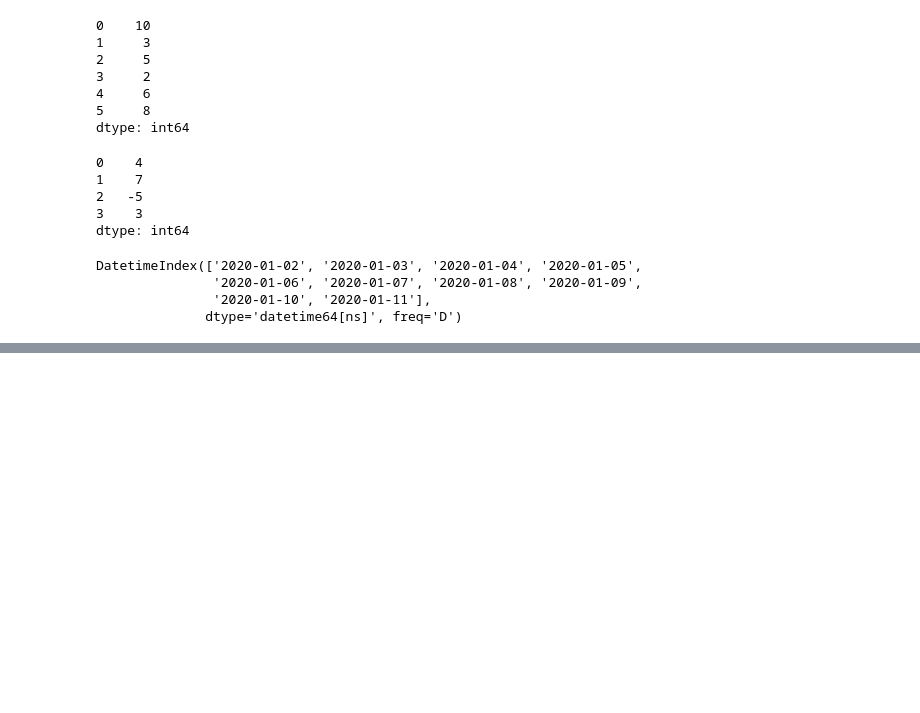
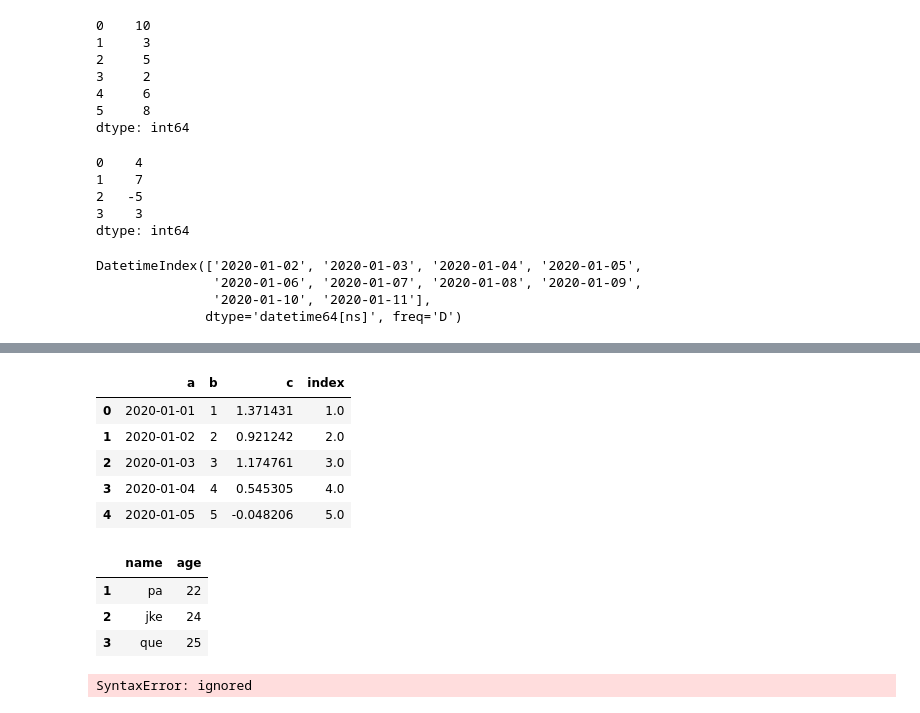
Before and after one commit to rlfwo93/machine-learning, a Jupyter notebook: pratice_pandas.ipynb, the cells around one changed output, grey strips where cells are left out. Saved outputs shown, nothing was run; the diff lists cells and outputs as text; code cells hidden in the pictures; blank space fills up the shorter version.

```diff
--- a/pratice_pandas.ipynb
+++ b/pratice_pandas.ipynb
@@ -47,0 +65,34 @@ ValueError: ignored
+# %%
+df3 = pd.DataFrame({
+    "a" : pd.date_range("20200101", periods = 5),
+    "b" : pd.Series([1,2,3,4,5]),
+    "c" : np.random.randn(5),
+   "index" : (1.0,2.0,3.0,4.0,5.0)
+})
+df3
+# %% [output]
+|  | a | b | c | index |
+| 0 | 2020-01-01 | 1 | 1.371431 | 1.0 |
+| 1 | 2020-01-02 | 2 | 0.921242 | 2.0 |
+| 2 | 2020-01-03 | 3 | 1.174761 | 3.0 |
+| 3 | 2020-01-04 | 4 | 0.545305 | 4.0 |
+| 4 | 2020-01-05 | 5 | -0.048206 | 5.0 |
+# %%
+di = {"name" : ["pa","jke","que"],
+      "age" : [22, 24, 25]}
+
+de = pd.DataFrame(di,index= ("1","2","3"))
+de
+# %% [output]
+|  | name | age |
+| 1 | pa | 22 |
+| 2 | jke | 24 |
+| 3 | que | 25 |
+# %%
+df4 = pd.Dataframe(
+    "a" = pd.date_range("20201010", periods = 5)
+    ""
+)
+df4
+# %% [output]
+SyntaxError: ignored
```
Also changed, not shown: parts of 21 cells of this notebook.
